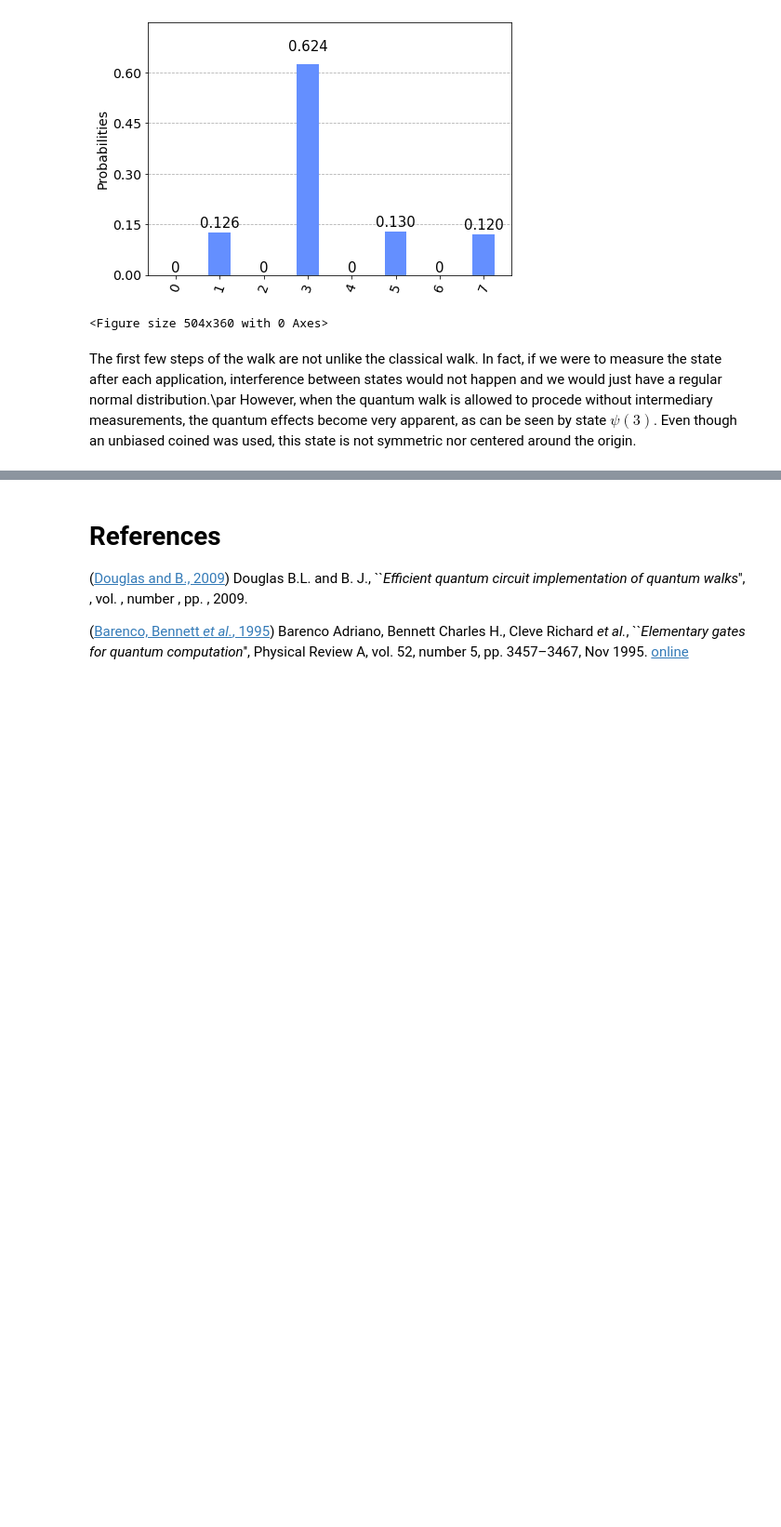
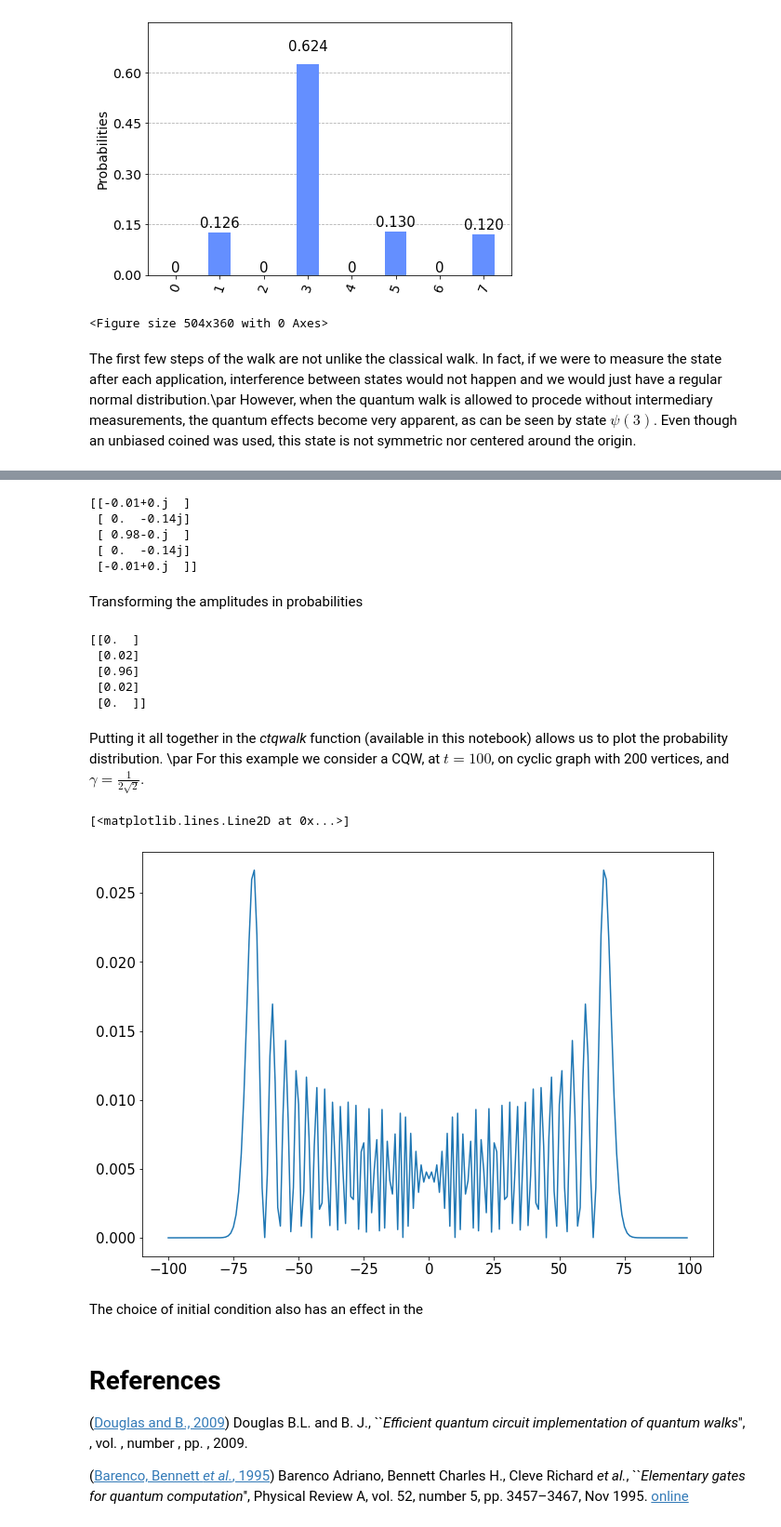
Before and after one commit to JaimePSantos/Dissertation-Tex-Code, a Jupyter notebook: Presentation/pres.ipynb, the cells around one changed output, grey strips where cells are left out. Shown at 93% size. Cells and saved outputs as stored; diff of their text form; code cells hidden in the pictures; blank space fills up the shorter version.

```diff
--- a/Presentation/pres.ipynb
+++ b/Presentation/pres.ipynb
@@ -759,0 +879,5 @@ However, when the quantum walk is allowed to procede without intermediary measur
+# %%
+N = 5
+cCycle = [0,1] + [0 for x in range(N-3)] + [1]
+A = circulantAdjacency(N,cCycle)
+print(A)
@@ -759,0 +898,5 @@ However, when the quantum walk is allowed to procede without intermediary measur
+# %%
+gamma = 1/2*sqrt(2)
+t = 0.2
+U = linalg.expm(-1j*gamma*A*t)
+print(U.round(2))
@@ -760,3 +921,44 @@ However, when the quantum walk is allowed to procede without intermediary measur
+# %%
+psi0 = initStateCont(N,'0')
+psiN = dot(U,psi0)
+print(psiN.round(2))
+# %% [output]
+[[-0.01+0.j  ]
+ [ 0.  -0.14j]
+ [ 0.98-0.j  ]
+ [ 0.  -0.14j]
+ [-0.01+0.j  ]]
+# %% [markdown]
+Transforming the amplitudes in probabilities
+# %%
+probs = zeros((N,1))
+for x in range(N):
+    probs[x]=psiN[x]*conjugate(psiN[x])
+print(probs.round(2))
+# %% [output]
+[[0.  ]
+ [0.02]
+ [0.96]
+ [0.02]
+ [0.  ]]
+# %% [markdown]
+Putting it all together in the _ctqwalk_ function (available in this notebook) allows us to plot the probability distribution. \par
+For this example we consider a CQW, at $t=100$, on cyclic graph with 200 vertices, and $\gamma = \frac{1}{2\sqrt{2}}$.
+# %%
+N = 200
+t=100
+cCycle = [0,1] + [0 for x in range(N-3)] + [1]
+gamma = 1/(2*np.sqrt(2))
+A = circulantAdjacency(N,cCycle)
+initCond = '0'
+initState = initStateCont(N,initCond)
+qw = ctqwalk(N,A,t,gamma,initState)
+plot(arange(-N/2,N/2),qw)
+# %% [output]
+[<matplotlib.lines.Line2D at 0x...>]
+[figure, added]
+# %% [markdown]
+The choice of initial condition also has an effect in the
 # %% [markdown]
 # References
 
```
Also changed, not shown: parts of 20 cells of this notebook.
